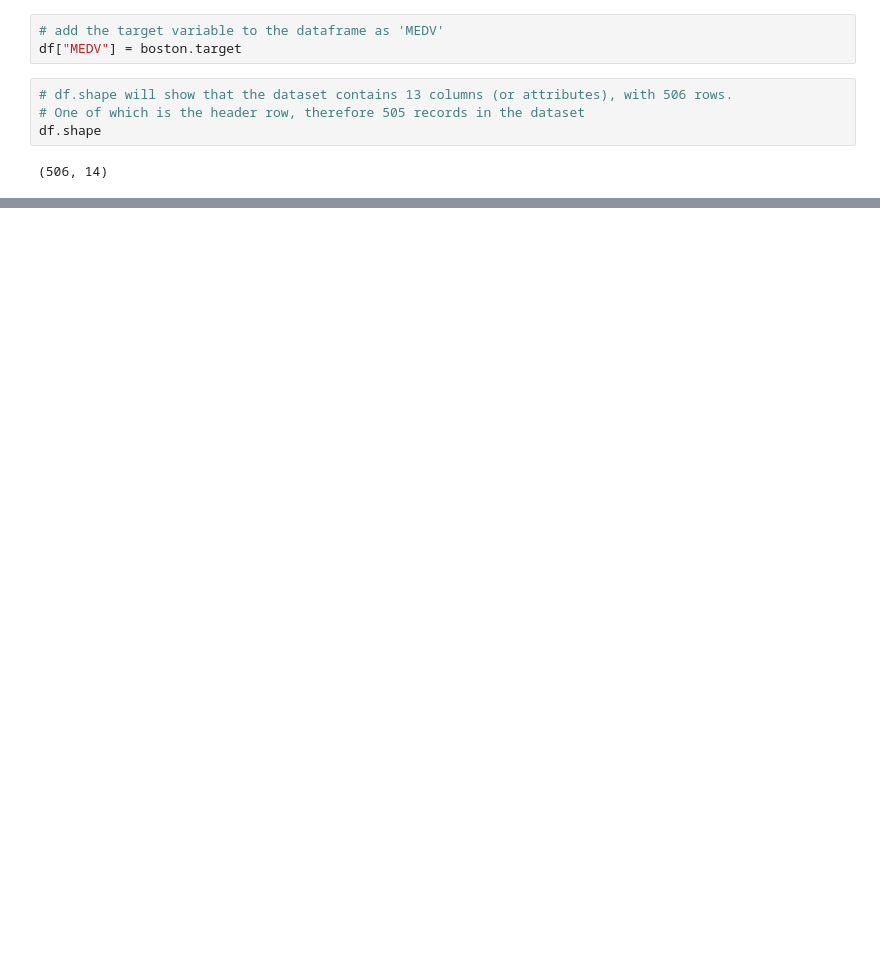
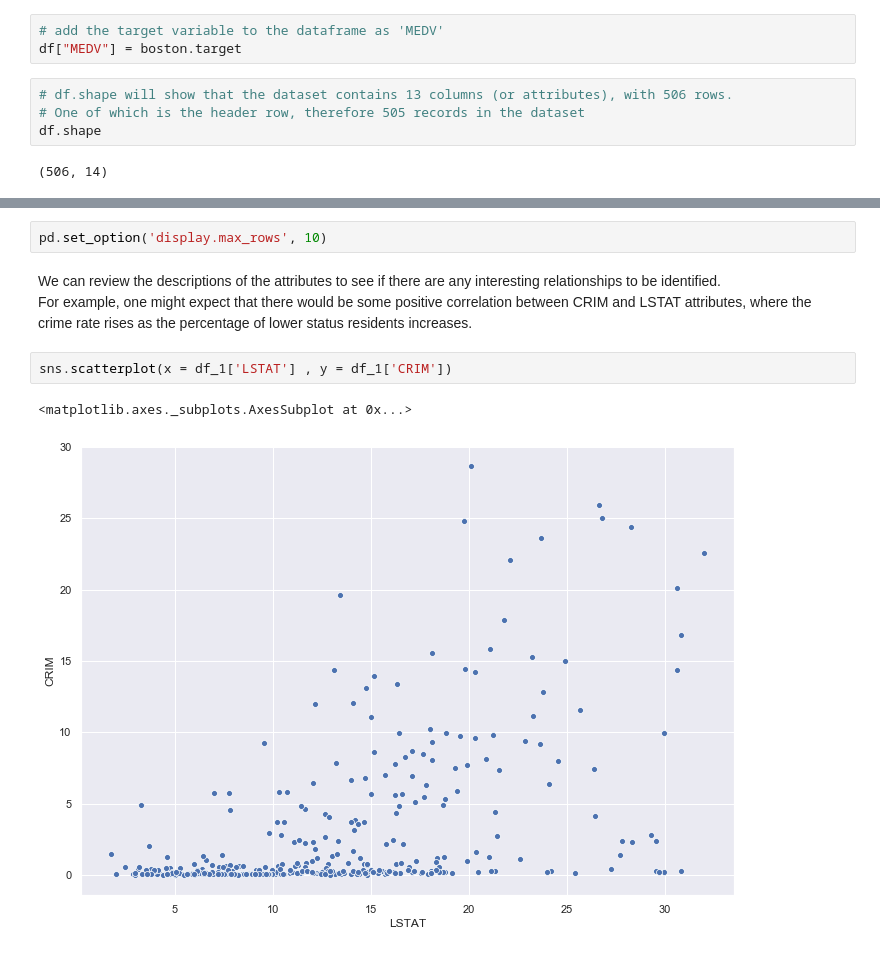
Before and after one commit to rhiggins2308/ML_Stats_Assessment2019, a Jupyter notebook: A Statistical Analysis of the Boston House Prices Dataset.ipynb, the cells around one changed output, grey strips where cells are left out. Saved outputs shown, nothing was run; the diff lists cells and outputs as text; blank space fills up the shorter version.

```diff
--- a/A Statistical Analysis of the Boston House Prices Dataset.ipynb
+++ b/A Statistical Analysis of the Boston House Prices Dataset.ipynb
@@ -120,0 +175,10 @@ dfNotCharles
+# %%
+pd.set_option('display.max_rows', 10)
+# %% [markdown]
+We can review the descriptions of the attributes to see if there are any interesting relationships to be identified.<br>
+For example, one might expect that there would be some positive correlation between CRIM and LSTAT attributes, where the crime rate rises as the percentage of lower status residents increases.
+# %%
+sns.scatterplot(x = df_1['LSTAT'] , y = df_1['CRIM'])
+# %% [output]
+<matplotlib.axes._subplots.AxesSubplot at 0x...>
+[figure, added]
```
Also changed, not shown: parts of 36 cells of this notebook.
